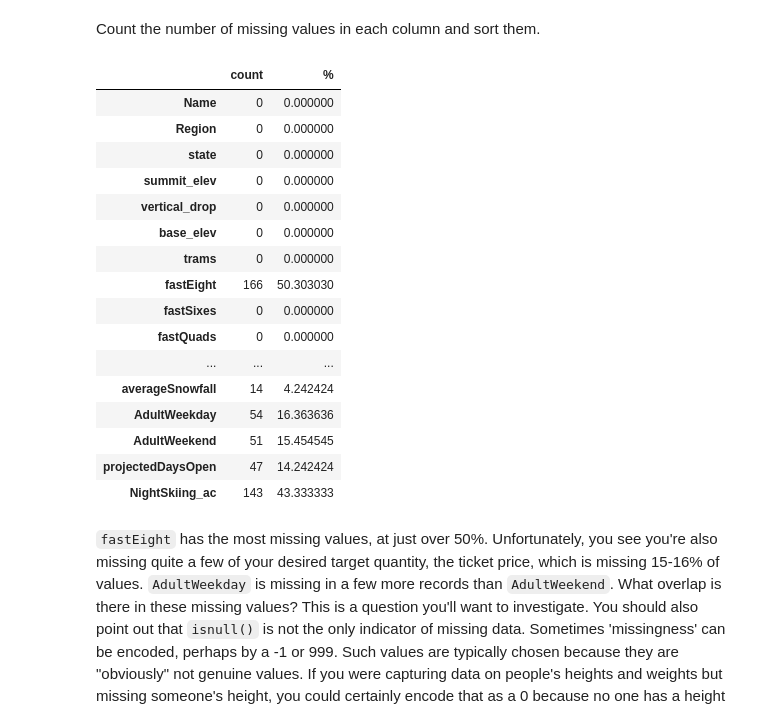
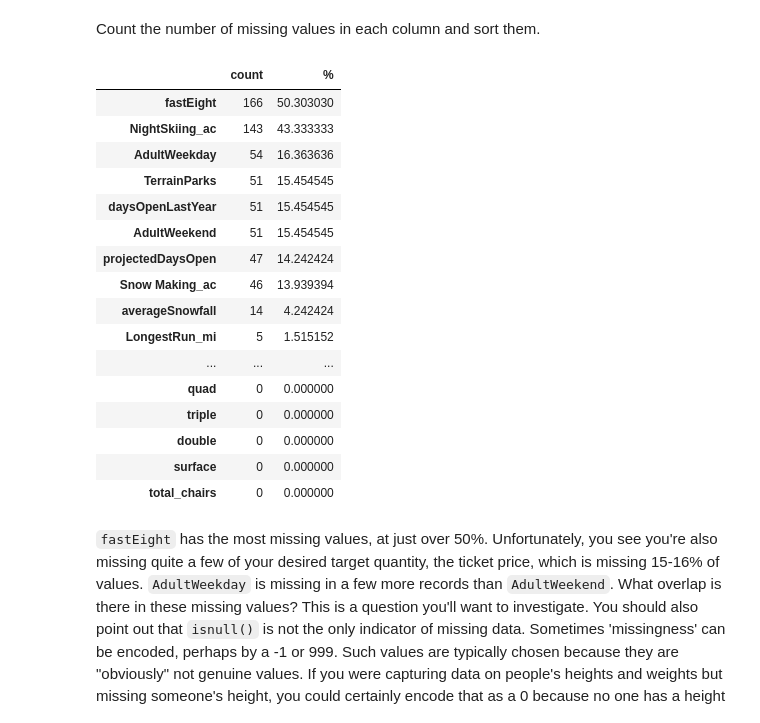
Before and after one commit to alalani14/DataScienceGuidedCapstone, a Jupyter notebook: Notebooks/02_data_wrangling.ipynb, the cells around one changed output. Drawn from its saved outputs; the diff is of its cells as text; code cells hidden in the pictures.

```diff
--- a/Notebooks/02_data_wrangling.ipynb
+++ b/Notebooks/02_data_wrangling.ipynb
@@ -166,32 +166,32 @@ Count the number of missing values in each column and sort them.
 # %%
 #Code task 5#
 #Count (using `.sum()`) the number of missing values (`.isnull()`) in each column of
 #ski_data as well as the percentages (using `.mean()` instead of `.sum()`).
 #Order them (increasing or decreasing) using sort_values
 #Call `pd.concat` to present these in a single table (DataFrame) with the helpful column names 'count' and '%'
 
-missing = pd.concat([ski_data.isnull().sum(), 100 * ski_data.isnull().mean()], axis=1)
+missing = pd.concat([ski_data.isnull().sum(), 100 * ski_data.isnull().mean()], axis=1).sort_values(by=[0,1], ascending=False)
 missing.columns=['count', '%']
 missing.groupby(by=['count', '%'])
 missing
 # %% [output]
 |  | count | % |
-| Name | 0 | 0.000000 |
-| Region | 0 | 0.000000 |
-| state | 0 | 0.000000 |
-| summit_elev | 0 | 0.000000 |
-| vertical_drop | 0 | 0.000000 |
-| base_elev | 0 | 0.000000 |
-| trams | 0 | 0.000000 |
 | fastEight | 166 | 50.303030 |
-| fastSixes | 0 | 0.000000 |
-| fastQuads | 0 | 0.000000 |
-| ... | ... | ... |
-| averageSnowfall | 14 | 4.242424 |
+| NightSkiing_ac | 143 | 43.333333 |
 | AdultWeekday | 54 | 16.363636 |
+| TerrainParks | 51 | 15.454545 |
+| daysOpenLastYear | 51 | 15.454545 |
 | AdultWeekend | 51 | 15.454545 |
 | projectedDaysOpen | 47 | 14.242424 |
-| NightSkiing_ac | 143 | 43.333333 |
+| Snow Making_ac | 46 | 13.939394 |
+| averageSnowfall | 14 | 4.242424 |
+| LongestRun_mi | 5 | 1.515152 |
+| ... | ... | ... |
+| quad | 0 | 0.000000 |
+| triple | 0 | 0.000000 |
+| double | 0 | 0.000000 |
+| surface | 0 | 0.000000 |
+| total_chairs | 0 | 0.000000 |
 # %% [markdown]
 `fastEight` has the most missing values, at just over 50%. Unfortunately, you see you're also missing quite a few of your desired target quantity, the ticket price, which is missing 15-16% of values. `AdultWeekday` is missing in a few more records than `AdultWeekend`. What overlap is there in these missing values? This is a question you'll want to investigate. You should also point out that `isnull()` is not the only indicator of missing data. Sometimes 'missingness' can be encoded, perhaps by a -1 or 999. Such values are typically chosen because they are "obviously" not genuine values. If you were capturing data on people's heights and weights but missing someone's height, you could certainly encode that as a 0 because no one has a height of zero (in any units). Yet such entries would not be revealed by `isnull()`. Here, you need a data dictionary and/or to spot such values as part of looking for outliers. Someone with a height of zero should definitely show up as an outlier!
 # %% [markdown]
```
Also changed, not shown: parts of 29 cells of this notebook, 2 other files.
